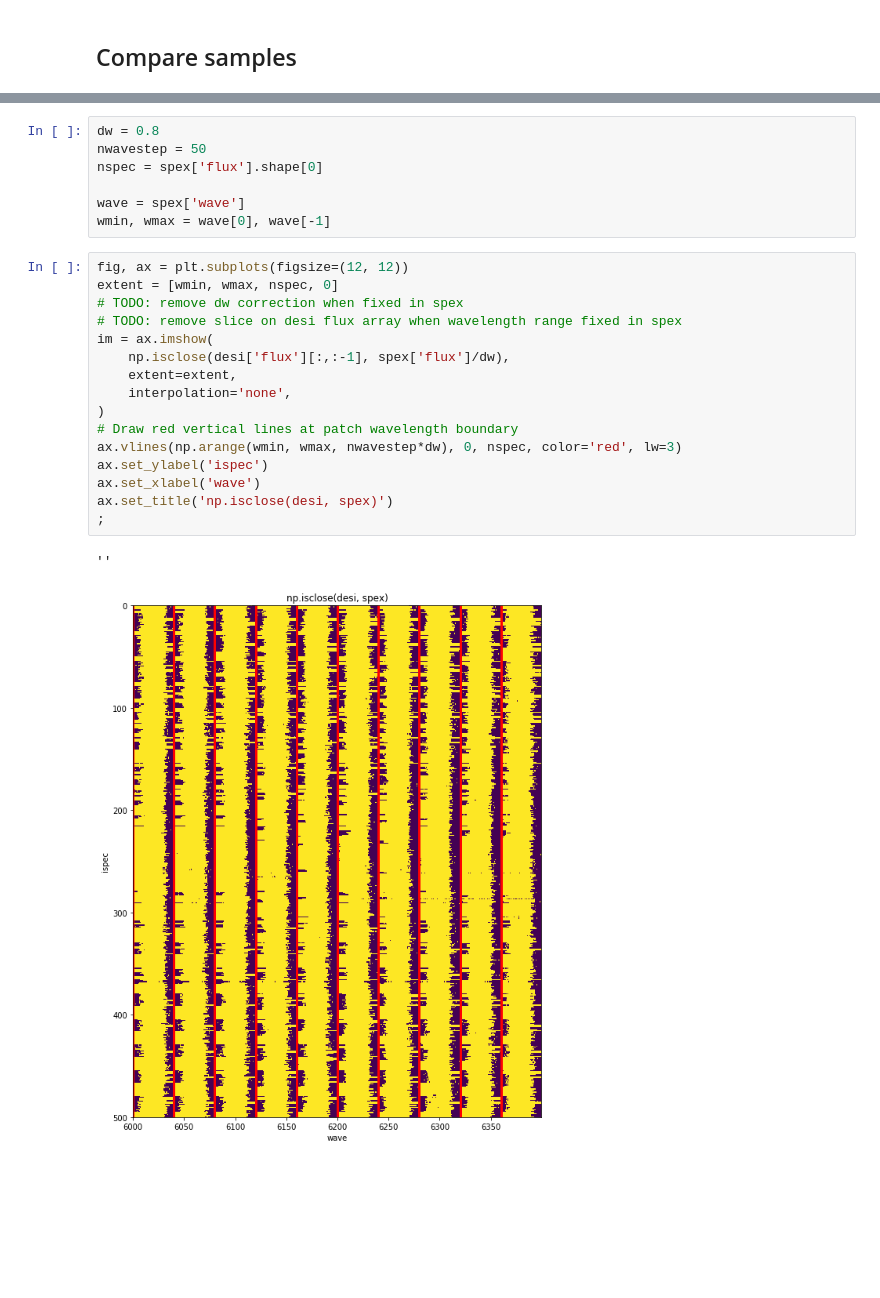
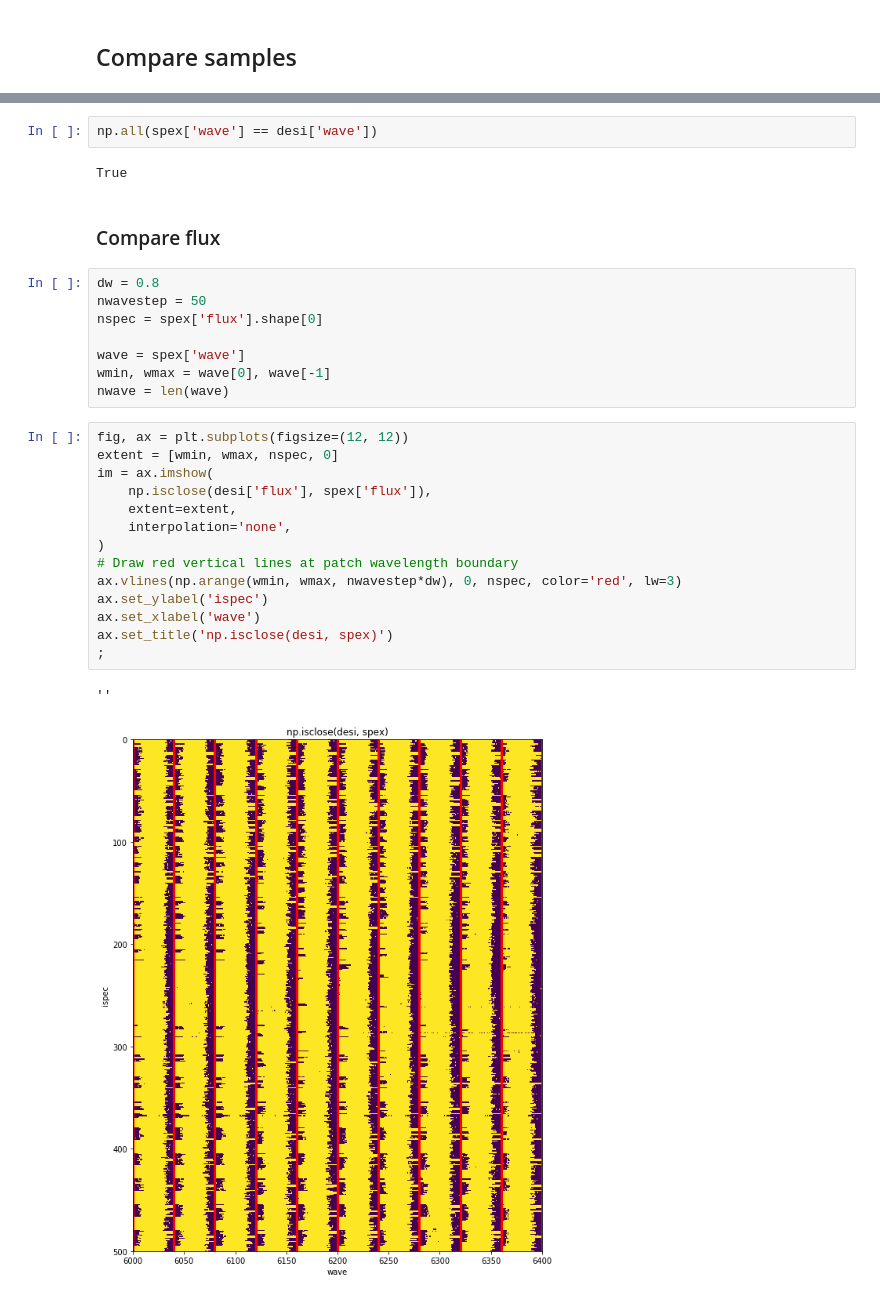
Before and after one commit to desihub/gpu_specter, a Jupyter notebook: nb/CompareFullExtraction.ipynb, the cells around one changed output, grey strips where cells are left out. Drawn from its saved outputs; the diff is of its cells as text; blank space fills up the shorter version.

```diff
--- a/nb/CompareFullExtraction.ipynb
+++ b/nb/CompareFullExtraction.ipynb
@@ -79,3 +76,9 @@ desi['wave'][-10:], spex['wave'][-10:]
+# %%
+np.all(spex['wave'] == desi['wave'])
+# %% [output]
+True
+# %% [markdown]
+### Compare flux
 # %%
 dw = 0.8
 nwavestep = 50
@@ -83,22 +86,21 @@ nspec = spex['flux'].shape[0]
 
 wave = spex['wave']
 wmin, wmax = wave[0], wave[-1]
+nwave = len(wave)
 # %%
 fig, ax = plt.subplots(figsize=(12, 12))
 extent = [wmin, wmax, nspec, 0]
-# TODO: remove dw correction when fixed in spex
-# TODO: remove slice on desi flux array when wavelength range fixed in spex
 im = ax.imshow(
-    np.isclose(desi['flux'][:,:-1], spex['flux']/dw),
+    np.isclose(desi['flux'], spex['flux']),
     extent=extent,
     interpolation='none',
 )
 # Draw red vertical lines at patch wavelength boundary
 ax.vlines(np.arange(wmin, wmax, nwavestep*dw), 0, nspec, color='red', lw=3)
 ax.set_ylabel('ispec')
 ax.set_xlabel('wave')
 ax.set_title('np.isclose(desi, spex)')
 ;
 # %% [output]
 ''
-[figure, old version]
+[figure, new version]
```
Also changed, not shown: parts of 8 cells of this notebook.
